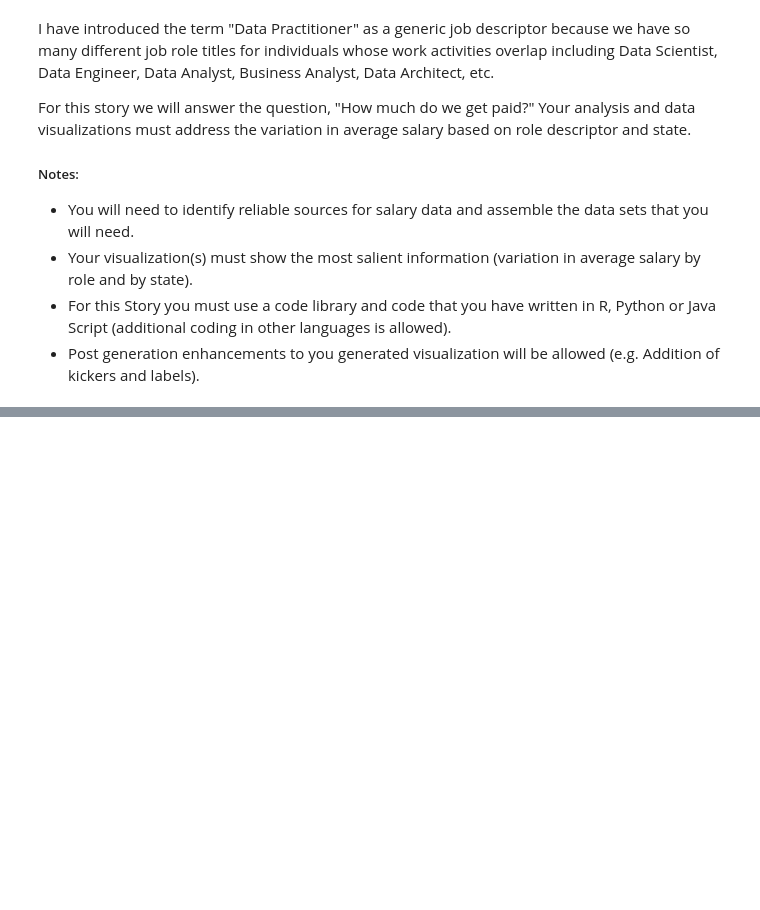
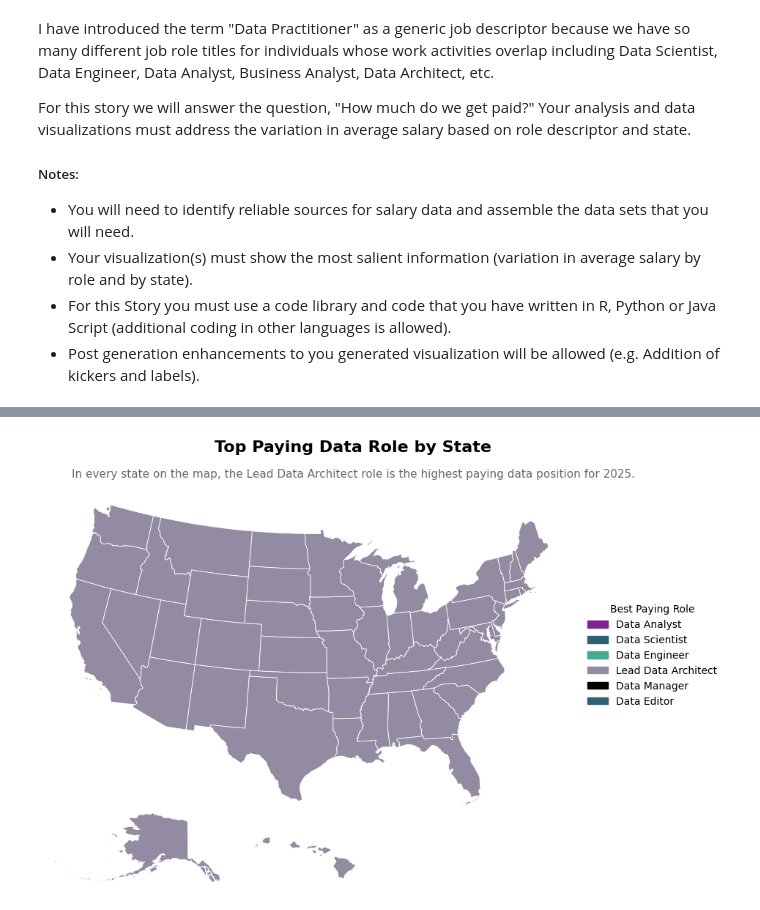
Before and after one commit to jhnboyy/CUNY_SPS_WORK, a Jupyter notebook: FALL2025/DATA608/Story4/Story4.ipynb, the cells around one changed output, grey strips where cells are left out. Cells and saved outputs as stored; diff of their text form; code cells hidden in the pictures; blank space fills up the shorter version.

```diff
--- a/FALL2025/DATA608/Story4/Story4.ipynb
+++ b/FALL2025/DATA608/Story4/Story4.ipynb
@@ -25,0 +245,22 @@ import request
+# %%
+fig, axes = vl.make_state_map_insets(
+    viz_3,
+    state_col="state",
+    category_col="best_paying_role",
+    colors={
+        "Data Analyst":"#802392",
+        "Data Scientist":"#2E6171",
+        "Data Engineer":"#43AA8B",
+        "Lead Data Architect":"#938BA1",
+        "Data Manager":"#000000",
+        "Data Editor":"#2E6171",
+    },
+    title="Top Paying Data Role by State",
+    subtitle="In every state on the map, the Lead Data Architect role is the highest paying data position for 2025.",
+    legend_title="",
+    title_y=0.97,
+    subtitle_pad=16,
+    figsize=(10, 7)
+)
+# %% [output]
+[figure, added]
```
Also changed, not shown: parts of 17 cells of this notebook, 9 other files.
